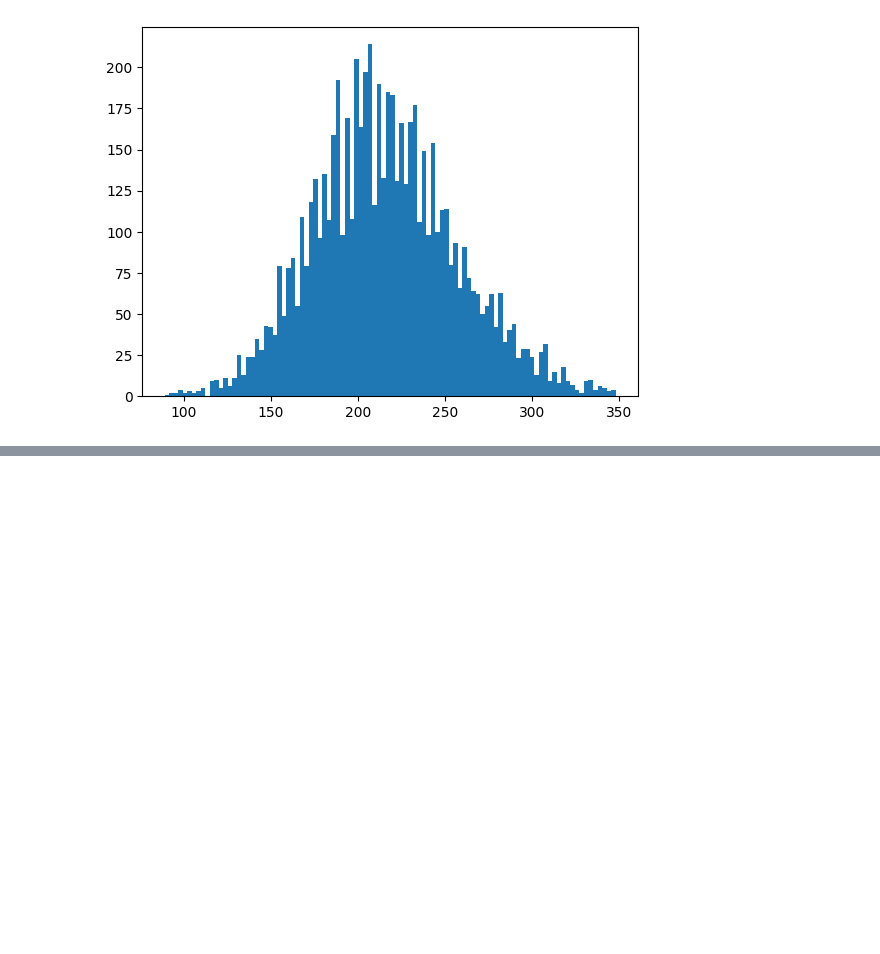
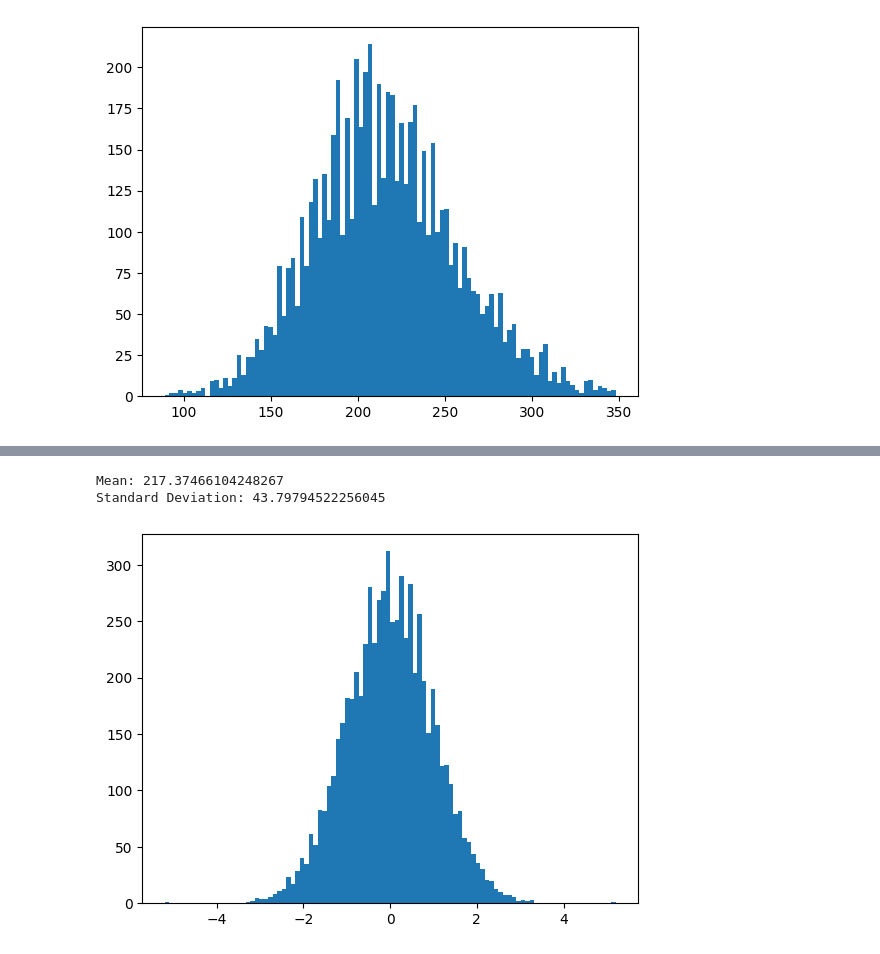
Before and after one commit to dinukaattanayaka/ML-Feature-Engineering, a Jupyter notebook: ML_Feature_Engineering.ipynb, the cells around one changed output, grey strips where cells are left out. Cells and saved outputs as stored; diff of their text form; code cells hidden in the pictures; blank space fills up the shorter version.

```diff
--- a/ML_Feature_Engineering.ipynb
+++ b/ML_Feature_Engineering.ipynb
@@ -444,0 +526,5 @@ plt.show()
+# %%
+scaled_data = data[['TC']]
+
+plt.hist(scaled_data,bins=100)
+plt.show()
@@ -444,0 +533,16 @@ plt.show()
+# %%
+from sklearn.preprocessing import QuantileTransformer   #STANDED SCALER EKT ARAN UNIFORM DISTRIBUTION EKAK NUTH GNNW
+
+qtrans = QuantileTransformer(output_distribution='normal', random_state=0)
+transformed = qtrans.fit_transform(scaled_data[['TC']])
+
+print('Mean:', scaled_data['TC'].mean())
+print('Standard Deviation:', scaled_data['TC'].std())
+# %% [output]
+Mean: 217.37466104248267
+Standard Deviation: 43.79794522256045
+# %%
+plt.hist(transformed,bins=100)
+plt.show()
+# %% [output]
+[figure, added]
```
Also changed, not shown: parts of 17 cells of this notebook.
